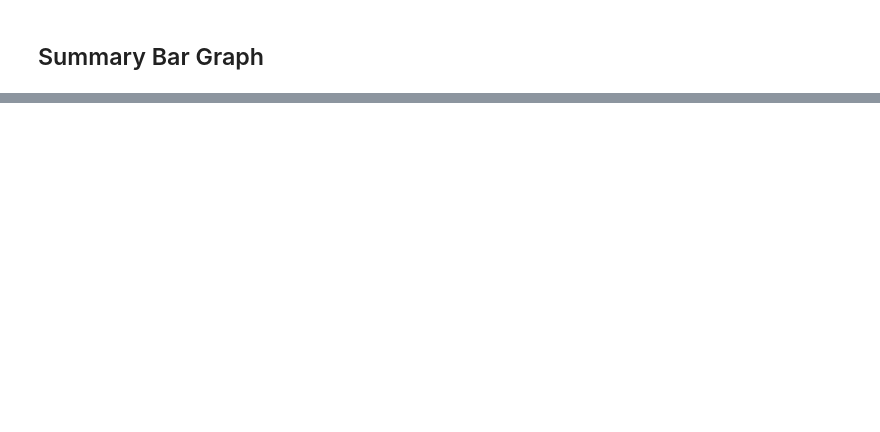
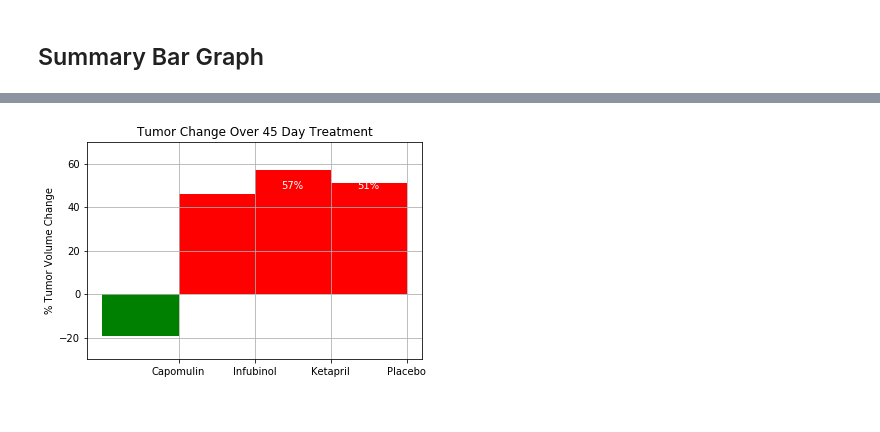
Before and after one commit to EssejTobor/matplotlib-challenge, a Jupyter notebook: Pymaceuticals.ipynb, the cells around one changed output, grey strips where cells are left out. Drawn from its saved outputs; the diff is of its cells as text; code cells hidden in the pictures; blank space fills up the shorter version.

```diff
--- a/Pymaceuticals.ipynb
+++ b/Pymaceuticals.ipynb
@@ -220,0 +266,10 @@ fig.show()
+# %%
+# Calculate the percent changes for each drug
+first_last = pivot_mtv.drop([5,10,15,20,25,30,35,40], axis = 0)
+pct_change = first_last.append( (first_last.loc[45,:] - first_last.loc[0,:]) / first_last.loc[0,:] * 100, ignore_index=True)
+pct_change.drop([0,1], axis = 0, inplace = True)
+perct_change = pct_change.transpose()
+percent_change = perct_change.rename(columns={2:"Percent Change"})
+
+# Display the data to confirm
+percent_change.head()
@@ -220,0 +284,45 @@ fig.show()
+# %%
+# Store all Relevant Percent Changes into a Tuple
+pecentage_df = percent_change.drop(["Ceftamin", "Naftisol", "Propriva", "Ramicane", "Stelasyn", "Zoniferol"], axis = 0)
+
+# Splice the data between passing and failing drugs
+pass_df= pecentage_df[pecentage_df["Percent Change"] <= 0]
+fail_df= pecentage_df[pecentage_df["Percent Change"] > 0]
+
+
+# Orient widths. Add labels, tick marks, etc.
+fig, ax = plt.subplots()
+rects1 = ax.bar(pass_df.index.values, pass_df["Percent Change"], color = 'g',width=-1, align="edge")
+rects2 = ax.bar(fail_df.index.values, fail_df["Percent Change"], color = 'r',width=-1, align="edge")
+ax.set_title("Tumor Change Over 45 Day Treatment")
+ax.set_ylabel("% Tumor Volume Change")
+ax.grid()
+ax.set_yticks([-20, 0, 20, 40, 60])
+ax.set_ylim(-30, 70)
+# Use functions to label the percentages of changes
+def autolabel(rects, ax):
+    (y_bottom, y_top) = ax.get_ylim()
+    y_height = y_top - y_bottom
+    for rect in rects:
+        height = rect.get_height()
+        p_height = (height / y_height)
+        if height > 0:
+            label_position = y_height * .5
+        else:
+            label_position = -y_height * .5
+        ax.text(rect.get_x() + rect.get_width()/2., label_position,
+                '%d' % int(height) + "%",
+                ha='center', va='center', color='white')
+
+
+# Call functions to implement the function calls
+autolabel(rects1,ax)
+autolabel(rects2,ax)
+
+# Save the Figure
+plt.savefig("Figures/Tumor_Change.png")
+
+# Show the Figure
+fig.show()
+# %% [output]
+[figure, added]
```
Also changed, not shown: parts of 18 cells of this notebook, 4 other files.
